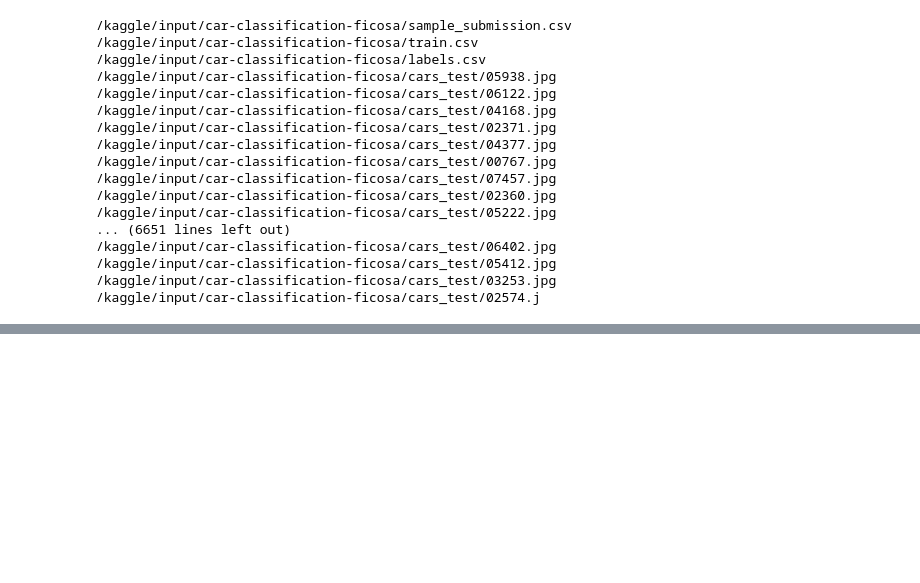
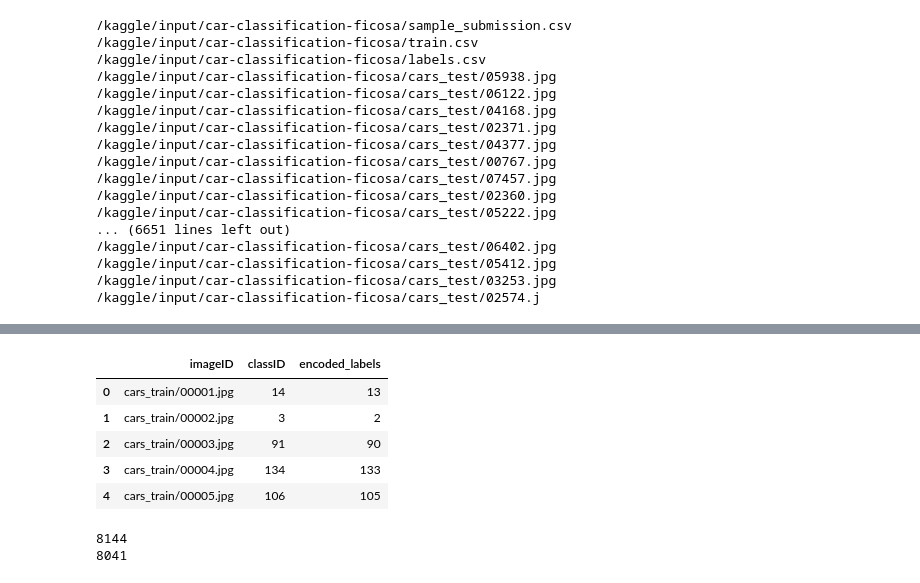
Before and after one commit to Cado87/Car_classification_challenge, a Jupyter notebook: test2.ipynb, the cells around one changed output, grey strips where cells are left out. Cells and saved outputs as stored; diff of their text form; code cells hidden in the pictures; blank space fills up the shorter version.

```diff
--- a/test2.ipynb
+++ b/test2.ipynb
@@ -80,0 +100,11 @@ for idx, img_data in enumerate(images_path):
+# %%
+lb = LabelEncoder()
+train_df['encoded_labels'] = lb.fit_transform(train_df['classID'])
+train_df.head()
+# %% [output]
+|  | imageID | classID | encoded_labels |
+| 0 | cars_train/00001.jpg | 14 | 13 |
+| 1 | cars_train/00002.jpg | 3 | 2 |
+| 2 | cars_train/00003.jpg | 91 | 90 |
+| 3 | cars_train/00004.jpg | 134 | 133 |
+| 4 | cars_train/00005.jpg | 106 | 105 |
@@ -80,0 +141,11 @@ for idx, img_data in enumerate(images_path):
+# %%
+dataset_train_size = len(train_df)
+dataset_test_size = len(test_df)
+print(dataset_train_size)
+print(dataset_test_size)
+train_indices = list(range(dataset_train_size))
+val_indices = list(range(dataset_test_size))
+#print(indices)
+# %% [output]
+8144
+8041
```
Also changed, not shown: parts of 14 cells of this notebook.
